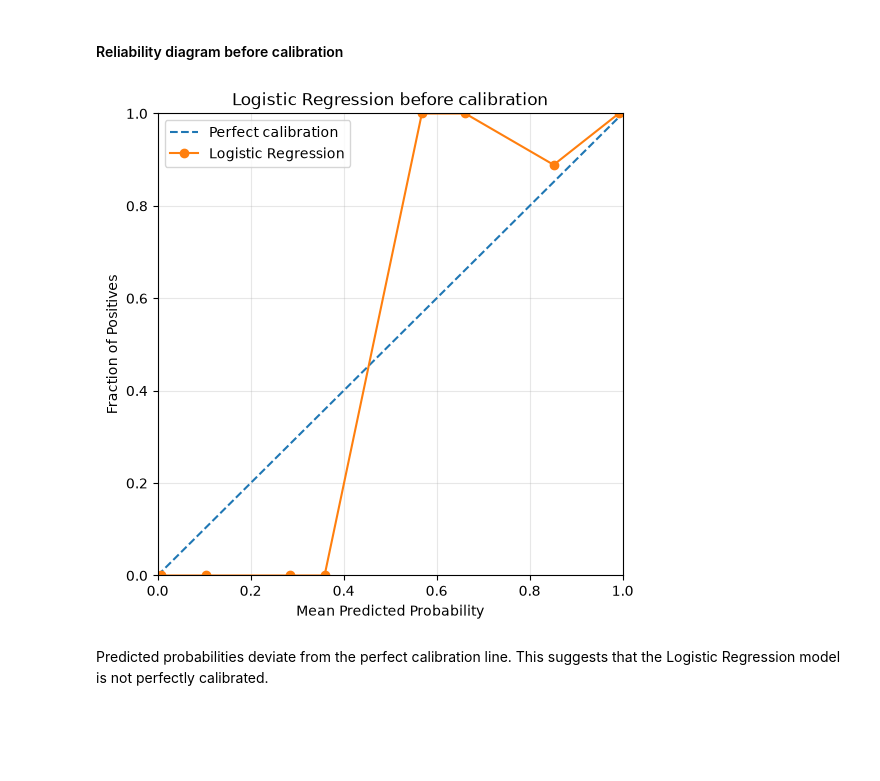
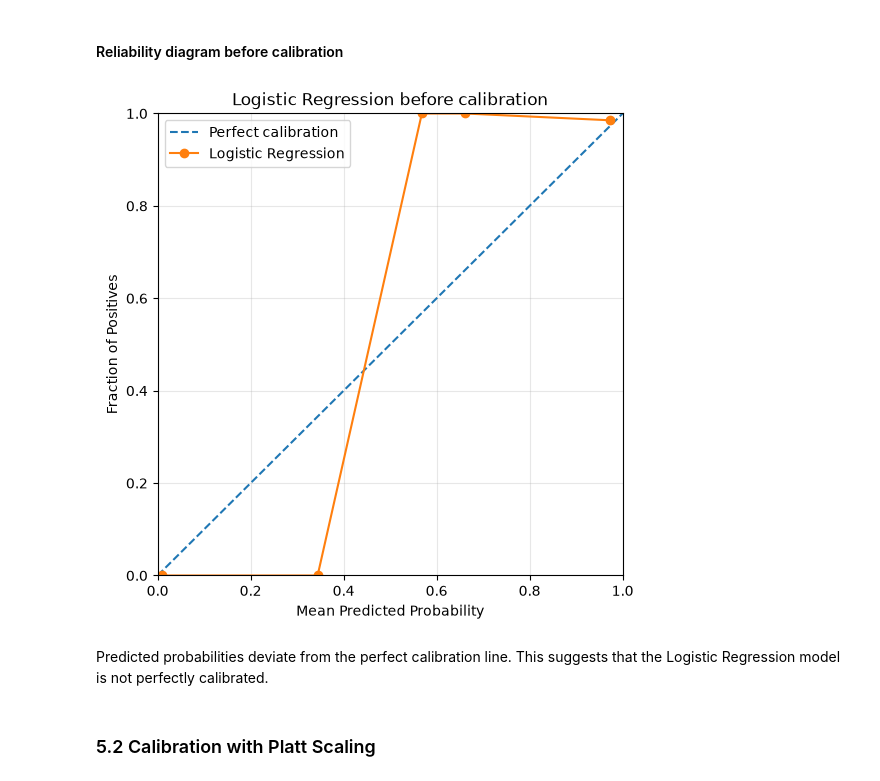
Before and after one commit to martamacri/Calibration_of_Probabilities, a Jupyter notebook: notebooks/01_breast_cancer_analysis.ipynb, the cells around one changed output. Cells and saved outputs as stored; diff of their text form; code cells hidden in the pictures; blank space fills up the shorter version.

```diff
--- a/notebooks/01_breast_cancer_analysis.ipynb
+++ b/notebooks/01_breast_cancer_analysis.ipynb
@@ -415,34 +405,14 @@ for i in range(n_bins):
 # %%
-plt.figure(figsize=(6, 6))
-
-# Perfect line --> perfect calibration
-plt.plot(
-    [0, 1],
-    [0, 1],
-    linestyle="--",
-    label="Perfect calibration"
+plot_reliability_diagram(
+    y_test,
+    y_prob_test_lr,
+    model_label="Logistic Regression",
+    title="Logistic Regression before calibration",
+    n_bins=5
 )
-
-# Logistic Regression curve
-plt.plot(
-    mean_predicted_prob,
-    fraction_of_positives,
-    marker="o",
-    label="Logistic Regression"
-)
-
-plt.xlabel("Mean Predicted Probability")
-plt.ylabel("Fraction of Positives")
-plt.title("Logistic Regression before calibration")
-
-plt.xlim(0, 1)
-plt.ylim(0, 1)
-
-plt.legend()
-plt.grid(alpha=0.3)
-
-plt.show()
 # %% [output]
-[figure, old version]
+[figure, new version]
 # %% [markdown]
 Predicted probabilities deviate from the perfect calibration line. This suggests that the Logistic Regression model is not perfectly calibrated.
+# %% [markdown]
+### 5.2 Calibration with Platt Scaling
```
Also changed, not shown: parts of 19 cells of this notebook.
